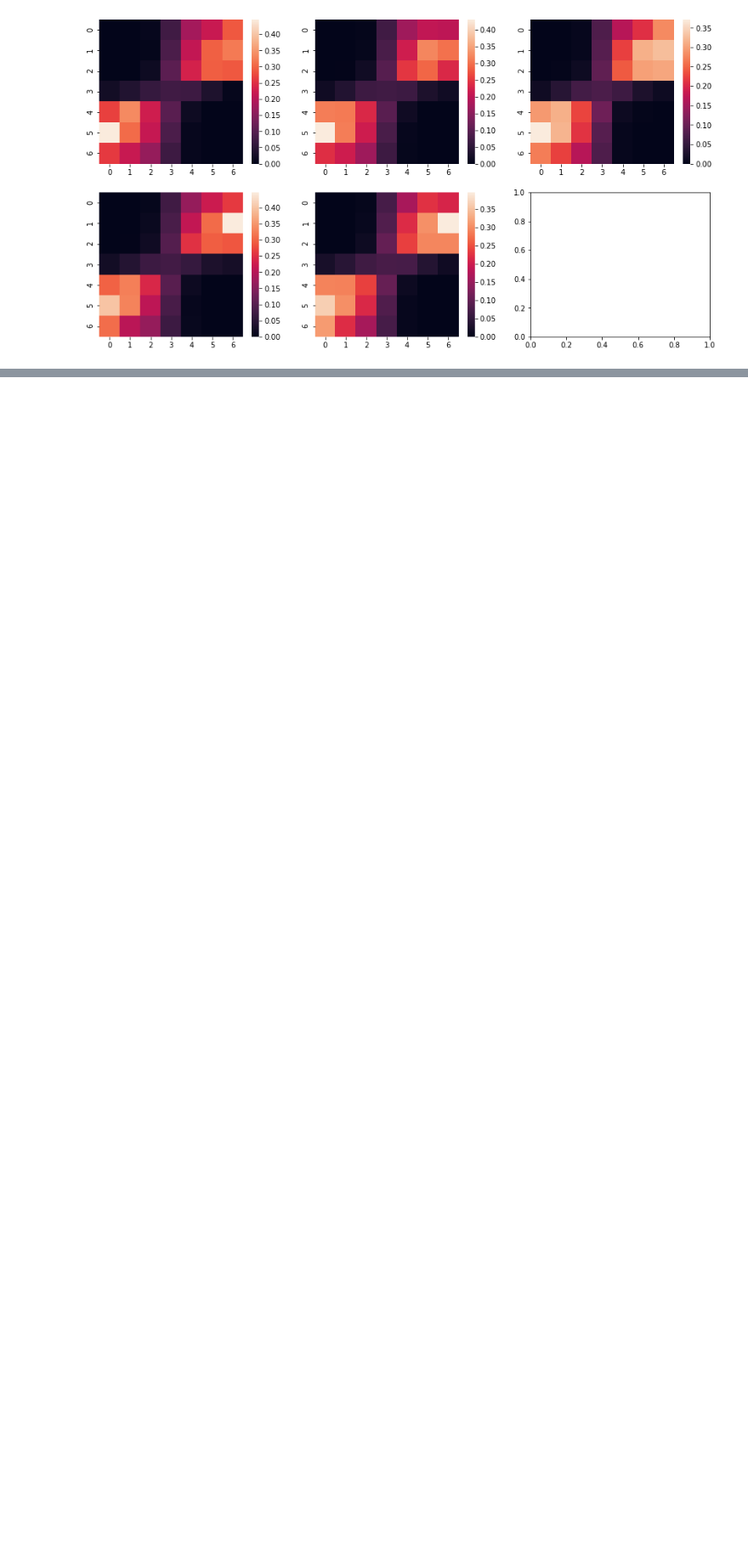
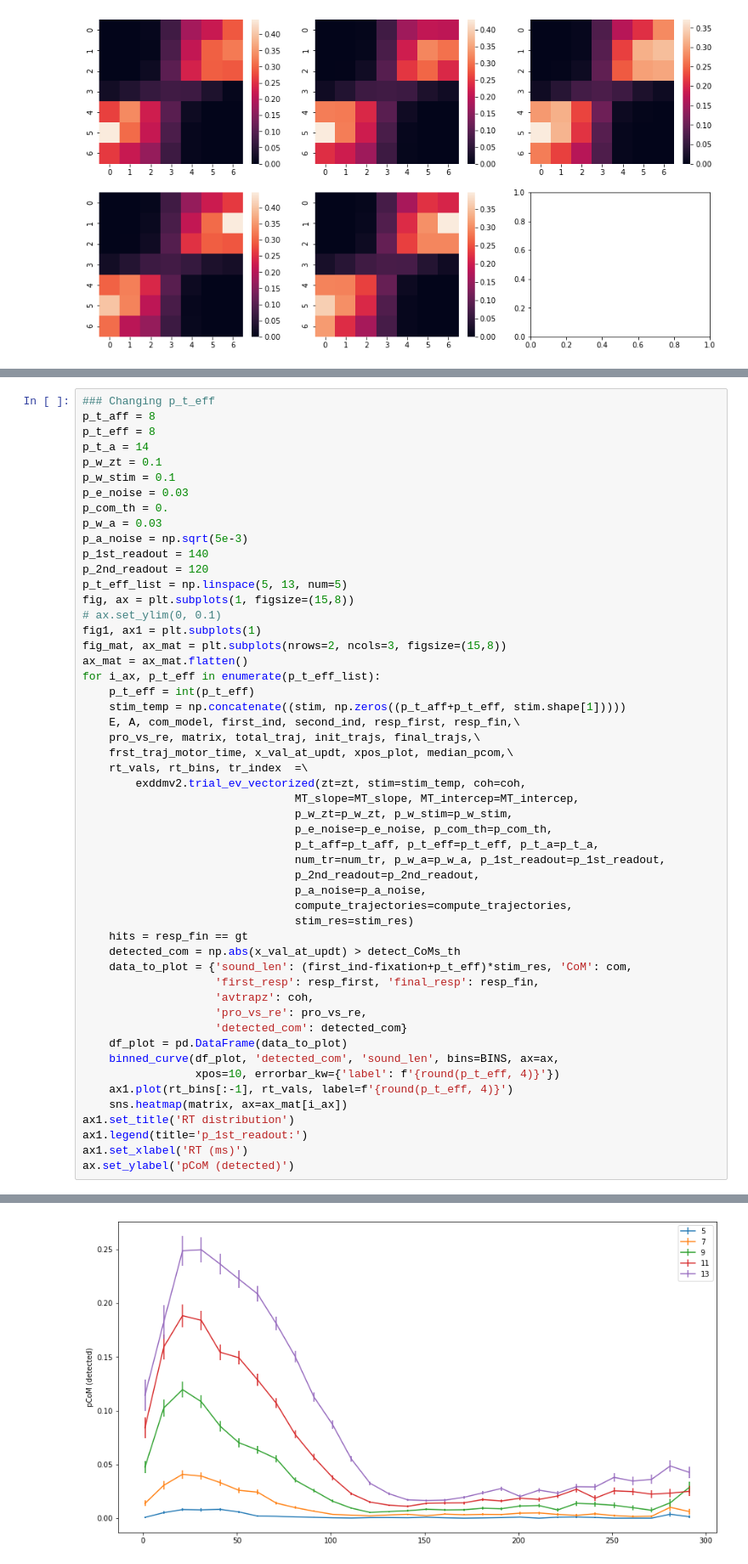
Before and after one commit to PastorJordi/custom_utils, a Jupyter notebook: notebooks/Parameter_analysis.ipynb, the cells around one changed output, grey strips where cells are left out. Shown at 85% size. Drawn from its saved outputs; the diff is of its cells as text; blank space fills up the shorter version.

Commit message:
plotted pcom and matrix dependencies vs different parameters (notebook)

```diff
--- a/notebooks/Parameter_analysis.ipynb
+++ b/notebooks/Parameter_analysis.ipynb
@@ -756,0 +763,53 @@ NameError: name 'np' is not defined
+# %%
+### Changing p_t_eff
+p_t_aff = 8
+p_t_eff = 8
+p_t_a = 14
+p_w_zt = 0.1
+p_w_stim = 0.1
+p_e_noise = 0.03
+p_com_th = 0.
+p_w_a = 0.03
+p_a_noise = np.sqrt(5e-3)
+p_1st_readout = 140
+p_2nd_readout = 120
+p_t_eff_list = np.linspace(5, 13, num=5)
+fig, ax = plt.subplots(1, figsize=(15,8))
+# ax.set_ylim(0, 0.1)
+fig1, ax1 = plt.subplots(1)
+fig_mat, ax_mat = plt.subplots(nrows=2, ncols=3, figsize=(15,8))
+ax_mat = ax_mat.flatten()
+for i_ax, p_t_eff in enumerate(p_t_eff_list):
+    p_t_eff = int(p_t_eff)
+    stim_temp = np.concatenate((stim, np.zeros((p_t_aff+p_t_eff, stim.shape[1]))))
+    E, A, com_model, first_ind, second_ind, resp_first, resp_fin,\
+    pro_vs_re, matrix, total_traj, init_trajs, final_trajs,\
+    frst_traj_motor_time, x_val_at_updt, xpos_plot, median_pcom,\
+    rt_vals, rt_bins, tr_index  =\
+        exddmv2.trial_ev_vectorized(zt=zt, stim=stim_temp, coh=coh,
+                                MT_slope=MT_slope, MT_intercep=MT_intercep,
+                                p_w_zt=p_w_zt, p_w_stim=p_w_stim,
+                                p_e_noise=p_e_noise, p_com_th=p_com_th,
+                                p_t_aff=p_t_aff, p_t_eff=p_t_eff, p_t_a=p_t_a,
+                                num_tr=num_tr, p_w_a=p_w_a, p_1st_readout=p_1st_readout,
+                                p_2nd_readout=p_2nd_readout,
+                                p_a_noise=p_a_noise,
+                                compute_trajectories=compute_trajectories,
+                                stim_res=stim_res)
+    hits = resp_fin == gt
+    detected_com = np.abs(x_val_at_updt) > detect_CoMs_th
+    data_to_plot = {'sound_len': (first_ind-fixation+p_t_eff)*stim_res, 'CoM': com,
+                    'first_resp': resp_first, 'final_resp': resp_fin,
+                    'avtrapz': coh,
+                    'pro_vs_re': pro_vs_re,
+                    'detected_com': detected_com}
+    df_plot = pd.DataFrame(data_to_plot)
+    binned_curve(df_plot, 'detected_com', 'sound_len', bins=BINS, ax=ax,
+                 xpos=10, errorbar_kw={'label': f'{round(p_t_eff, 4)}'})
+    ax1.plot(rt_bins[:-1], rt_vals, label=f'{round(p_t_eff, 4)}')
+    sns.heatmap(matrix, ax=ax_mat[i_ax])
+ax1.set_title('RT distribution')
+ax1.legend(title='p_1st_readout:')
+ax1.set_xlabel('RT (ms)')
+ax.set_ylabel('pCoM (detected)')
+# %% [output]
@@ -756,0 +817 @@ NameError: name 'np' is not defined
+[figure, added]
```
Also changed, not shown: parts of 15 cells of this notebook, 1 other file.
